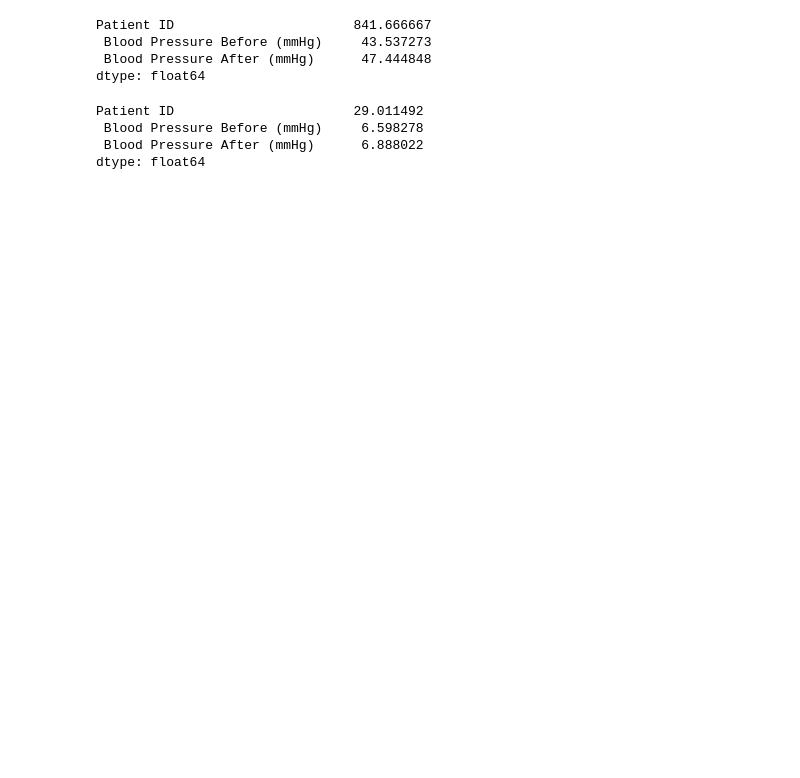
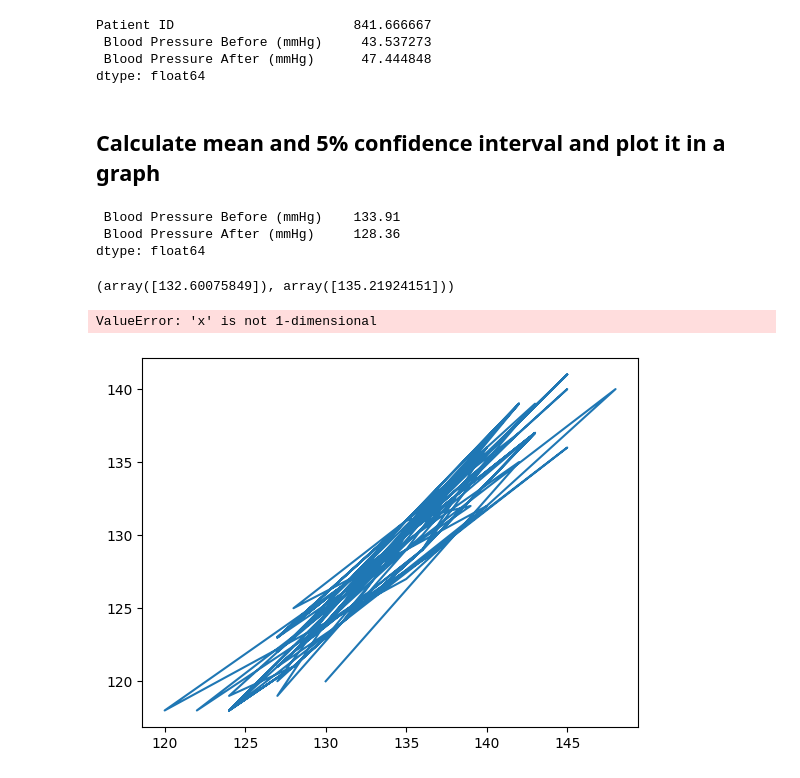
Before and after one commit to darshita2304/Data-Science-2.0, a Jupyter notebook: 16may_assignments/stats/question3.ipynb, the cells around one changed output. Drawn from its saved outputs; the diff is of its cells as text; code cells hidden in the pictures; blank space fills up the shorter version.

```diff
--- a/16may_assignments/stats/question3.ipynb
+++ b/16may_assignments/stats/question3.ipynb
@@ -71,11 +66,40 @@ Patient ID                       841.666667
  Blood Pressure Before (mmHg)     43.537273
  Blood Pressure After (mmHg)      47.444848
 dtype: float64
-# %%
-#standard deviation
-df.std()
-# %% [output]
-Patient ID                       29.011492
- Blood Pressure Before (mmHg)     6.598278
- Blood Pressure After (mmHg)      6.888022
-dtype: float64
+# %% [markdown]
+## Calculate mean and 5% confidence interval and plot it in a graph
+# %%
+df.iloc[:,1:3].mean()
+# %% [output]
+ Blood Pressure Before (mmHg)    133.91
+ Blood Pressure After (mmHg)     128.36
+dtype: float64
+# %%
+
+import numpy as np
+import scipy.stats as st
+from matplotlib import pyplot as plt
+
+bpb = df.iloc[:,1:2]
+
+st.t.interval(confidence=0.95,
+              df=len(bpb)-1,
+              loc=bpb.mean(),
+              scale=st.sem(bpb))
+# %% [output]
+(array([132.60075849]), array([135.21924151]))
+# %%
+x=df.iloc[:,1:2].values
+
+y=df.iloc[:,-1:].values
+
+# Define the confidence interval
+ci = 0.05 * np.std(y) / np.mean(y)
+# Plot the sinus function
+plt.plot(x, y)
+# Plot the confidence interval
+plt.fill_between(x, (y-ci), (y+ci), color='blue', alpha=0.01)
+plt.show()
+# %% [output]
+ValueError: 'x' is not 1-dimensional
+[figure, added]
```
Also changed, not shown: parts of 3 cells of this notebook, 18 other files.
